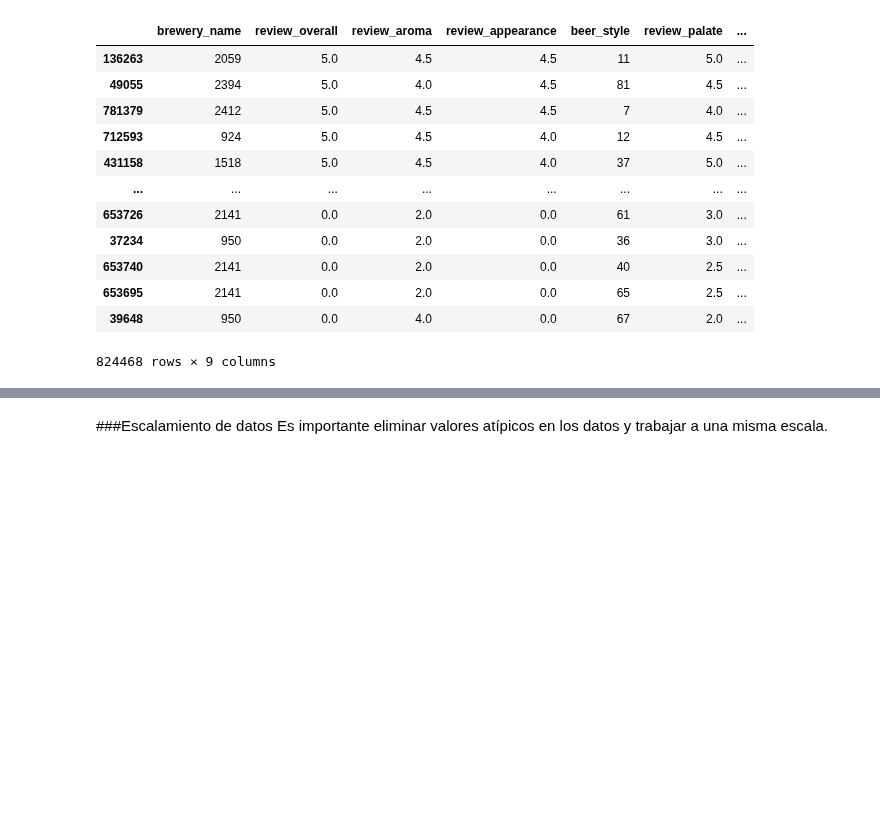
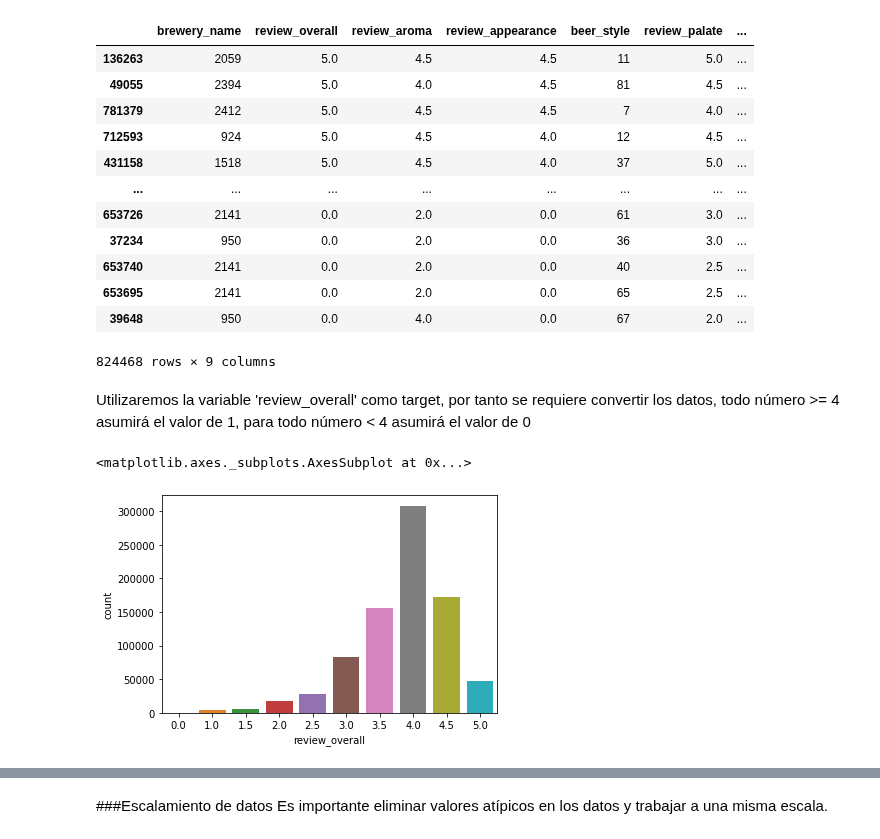
Before and after one commit to RonnyGuevara/Machine-Learning, a Jupyter notebook: TP7/TP7_ML.ipynb, the cells around one changed output, grey strips where cells are left out. Cells and saved outputs as stored; diff of their text form; code cells hidden in the pictures; blank space fills up the shorter version.

```diff
--- a/TP7/TP7_ML.ipynb
+++ b/TP7/TP7_ML.ipynb
@@ -287,3 +282,10 @@ df
 | 653695 | 2141 | 0.0 | 2.0 | 0.0 | 65 | 2.5 | ... |
 | 39648 | 950 | 0.0 | 4.0 | 0.0 | 67 | 2.0 | ... |
 824468 rows × 9 columns
+# %% [markdown]
+Utilizaremos la variable 'review_overall' como target, por tanto se requiere convertir los datos, todo número >= 4 asumirá el valor de 1, para todo número < 4 asumirá el valor de 0
+# %%
+sns.countplot(df['review_overall'],label="Count")
+# %% [output]
+<matplotlib.axes._subplots.AxesSubplot at 0x...>
+[figure, added]
```
Also changed, not shown: parts of 29 cells of this notebook.
